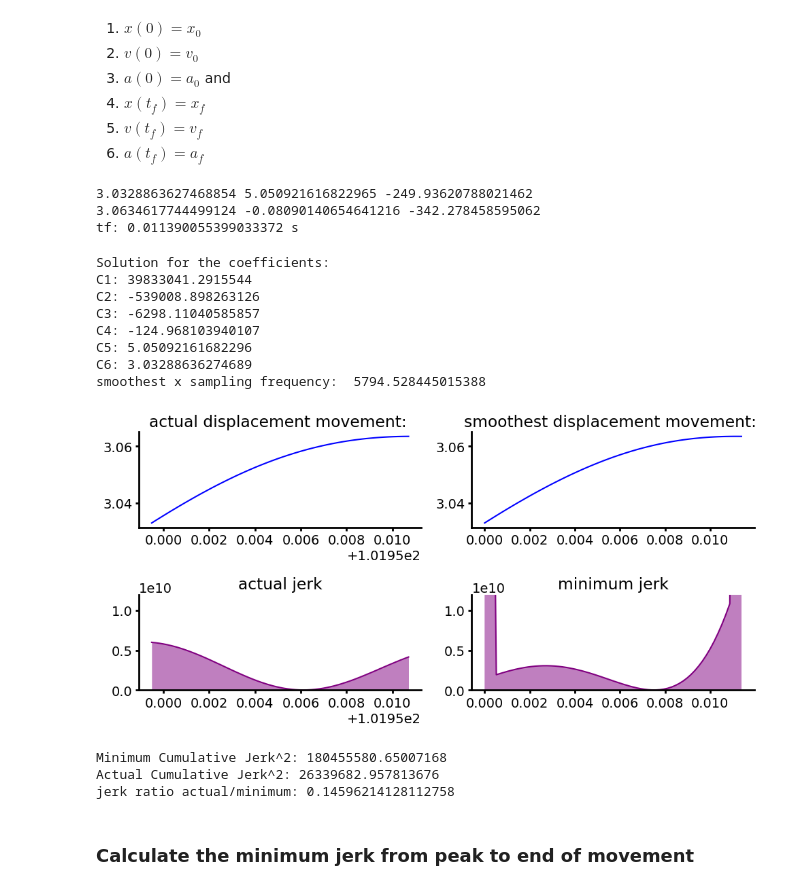
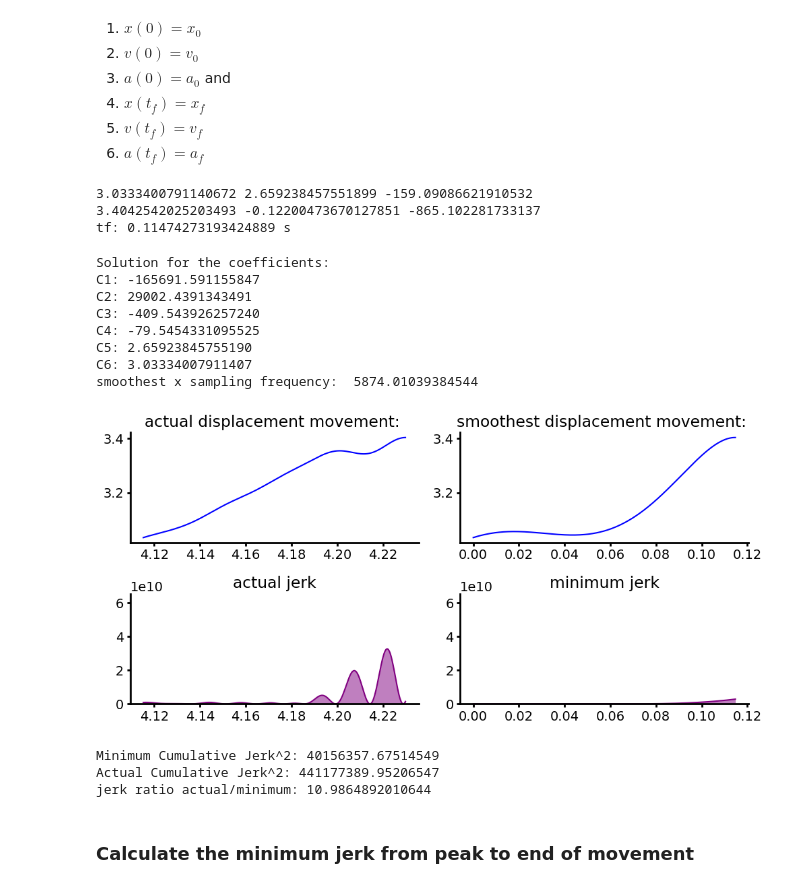
Before and after one commit to paulazoo/behavior, a Jupyter notebook: analysis/Jerk.ipynb, the cells around one changed output. Saved outputs shown, nothing was run; the diff lists cells and outputs as text; code cells hidden in the pictures.

Commit message:
this jerk ratio works

```diff
--- a/analysis/Jerk.ipynb
+++ b/analysis/Jerk.ipynb
@@ -65,7 +65,7 @@ Find the index of the maximum value of leverdata in movement_trial#.npy
 6) $a(t_f)=a_f$
 # %%
 movement_informations = np.load(HitMovements_folder+"leverpress_informations.npy")
-movement_information = movement_informations[10]
+movement_information = movement_informations[0]
 
 trial_index = int(movement_information[0])
 left_index, right_index = movement_information[1:]
@@ -93,9 +93,9 @@ sample_times = np.fromfile(PreprocessLeverData_folder+"sample_times_trial"+str(t
 tf = sample_times[index_b] - sample_times[index_a]
 print("tf:", tf, "s")
 # %% [output]
-3.0328863627468854 5.050921616822965 -249.93620788021462
-3.0634617744499124 -0.08090140654641216 -342.278458595062
-tf: 0.011390055399033372 s
+3.0333400791140672 2.659238457551899 -159.09086621910532
+3.4042542025203493 -0.12200473670127851 -865.102281733137
+tf: 0.11474273193424889 s
 # %%
 set_matplotlib_multiplot_settings()
 
@@ -114,44 +114,44 @@ plt.plot(t_input, smoothest_x, color='blue')
 plt.title("smoothest displacement movement: ")
 # plt.ylim([2.5, 3.5])
 
 
 plt.subplot(2, 2, 3)
 jerk = np.load(output_folder+"jerk_trial"+str(trial_index)+".npy")
 sample_times = np.fromfile(PreprocessLeverData_folder+"sample_times_trial"+str(trial_index)+".bin", dtype=np.double)
 plt.plot(sample_times[index_a:index_b], jerk[index_a:index_b]**2, color='purple')
 plt.fill_between(sample_times[index_a:index_b], 0, jerk[index_a:index_b]**2, color='purple', alpha=0.5, linewidth=0.0)
 plt.ylim([0, max(jerk[index_a:index_b]**2)*2])
 actual_jerk_dx = np.median(np.diff(sample_times))
 actual_cumulative_jerk = np.trapz(jerk[index_a:index_b]**2, dx=actual_jerk_dx)
 plt.title("actual jerk")
 
 plt.subplot(2, 2, 4)
-minimum_jerk = minimum_jerk_function(smoothest_x, t_input)
+minimum_jerk = minimum_jerk_function(smoothest_x_coefficients, t_input)
 minimum_jerk = np.array(minimum_jerk, dtype=float)
 plt.plot(t_input, minimum_jerk**2, color='purple')
 plt.fill_between(t_input, 0, minimum_jerk**2, color='purple', alpha=0.5, zorder=2, linewidth=0.0)
 plt.ylim([0, max(jerk[index_a:index_b]**2)*2])
 minimum_jerk_dx = np.median(np.diff(t_input))
 minimum_cumulative_jerk = np.trapz(minimum_jerk**2, dx=minimum_jerk_dx)
 plt.title("minimum jerk")
 
 plt.show()
 
 print("Minimum Cumulative Jerk^2:", str(minimum_cumulative_jerk))
 print("Actual Cumulative Jerk^2:",str(actual_cumulative_jerk))
 print("jerk ratio actual/minimum:", actual_cumulative_jerk / minimum_cumulative_jerk)
 # %% [output]
 Solution for the coefficients:
-C1: 39833041.2915544
-C2: -539008.898263126
-C3: -6298.11040585857
-C4: -124.968103940107
-C5: 5.05092161682296
-C6: 3.03288636274689
-smoothest x sampling frequency:  5794.528445015388
+C1: -165691.591155847
+C2: 29002.4391343491
+C3: -409.543926257240
+C4: -79.5454331095525
+C5: 2.65923845755190
+C6: 3.03334007911407
+smoothest x sampling frequency:  5874.01039384544
-[figure, old version]
+[figure, new version]
-Minimum Cumulative Jerk^2: 180455580.65007168
-Actual Cumulative Jerk^2: 26339682.957813676
-jerk ratio actual/minimum: 0.14596214128112758
+Minimum Cumulative Jerk^2: 40156357.67514549
+Actual Cumulative Jerk^2: 441177389.95206547
+jerk ratio actual/minimum: 10.9864892010644
 # %% [markdown]
 ### Calculate the minimum jerk from peak to end of movement
```
Also changed, not shown: 2 other files.
